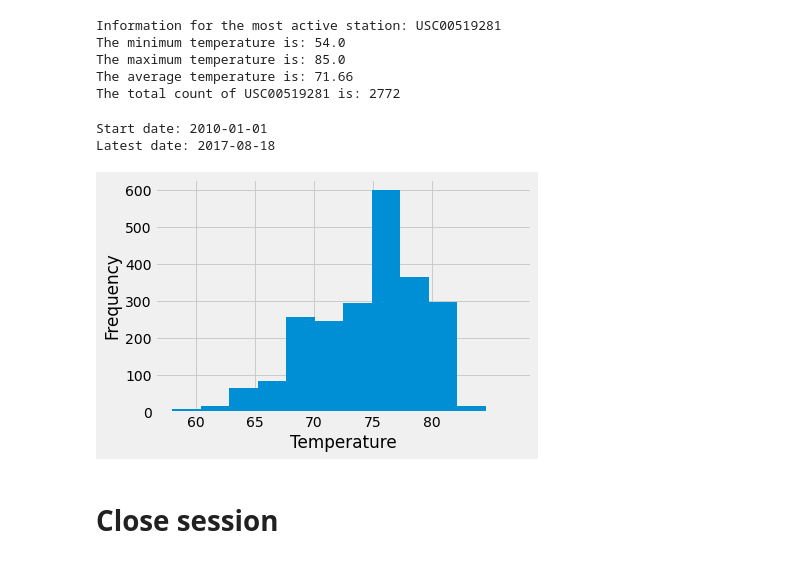
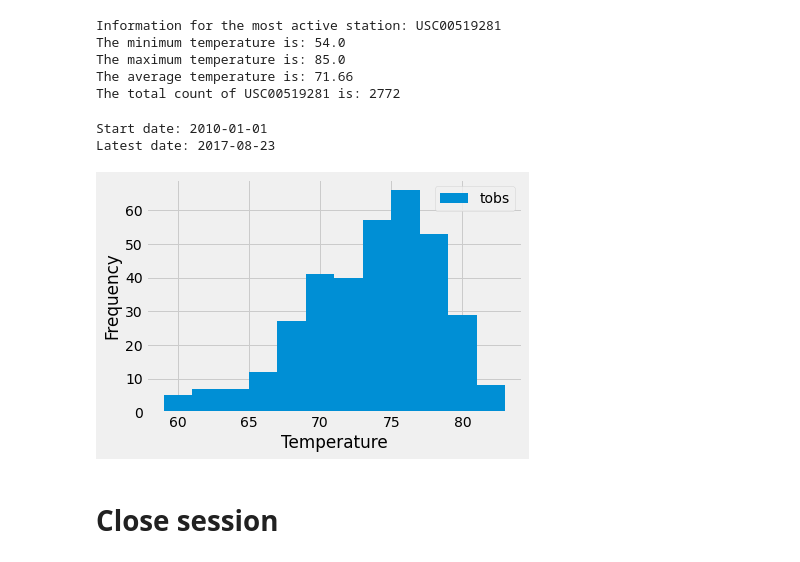
Before and after one commit to PilarM0ntes/sqlalchemy-challenge, a Jupyter notebook: climate_starter.ipynb, the cells around one changed output. Saved outputs shown, nothing was run; the diff lists cells and outputs as text; code cells hidden in the pictures.

```diff
--- a/climate_starter.ipynb
+++ b/climate_starter.ipynb
@@ -210,16 +208,18 @@ The total count of USC00519281 is: 2772
 # %%
 # Using the most active station id
 # Verify the start date and the lates date of the most active station
-min_date = session.query(func.min(Measurement.date)).\
-            filter(Measurement.station == most_active).first()
-max_date = session.query(func.max(Measurement.date)).\
-            filter(Measurement.station == most_active).first()
+min_date = session.query(Measurement.date).\
+            group_by(Measurement.date).\
+            order_by(Measurement.date.asc()).first()
+max_date = session.query(Measurement.date).\
+            group_by(Measurement.date).\
+            order_by(Measurement.date.desc()).first()
 
 print(f'Start date: {min_date[0]}')
 print(f'Latest date: {max_date[0]}')
 # %% [output]
 Start date: 2010-01-01
-Latest date: 2017-08-18
+Latest date: 2017-08-23
 # %%
 # Using the most active station id
 # Query the last 12 months of temperature observation data for this station and plot the results as a histogram
@@ -227,19 +227,21 @@ latest_date = dt.datetime.strptime(max_date[0], '%Y-%m-%d')
 start_date = latest_date.replace(day = latest_date.day -1, year = latest_date.year -1)
 
 query_results = session.query(Measurement.date, Measurement.tobs).\
-                filter(Measurement.date > start_date).all()
+                filter(Measurement.date > start_date).\
+                filter(Measurement.station == most_active).all()
 
 dates = [result[0] for result in query_results]
 temps = [float(result[1]) for result in query_results]
 # %%
 # Plot
-plt.hist(temps, bins=12)
+plt.hist(temps, bins=12, label='tobs')
 plt.xlabel('Temperature')
 plt.ylabel('Frequency')
 plt.xticks([60,65,70,75,80])
+plt.legend()
 plt.show()
 # %% [output]
-[figure, old version]
+[figure, new version]
 # %% [markdown]
 # Close session
 # %%
```
Also changed, not shown: parts of 7 cells of this notebook, 1 other file.
